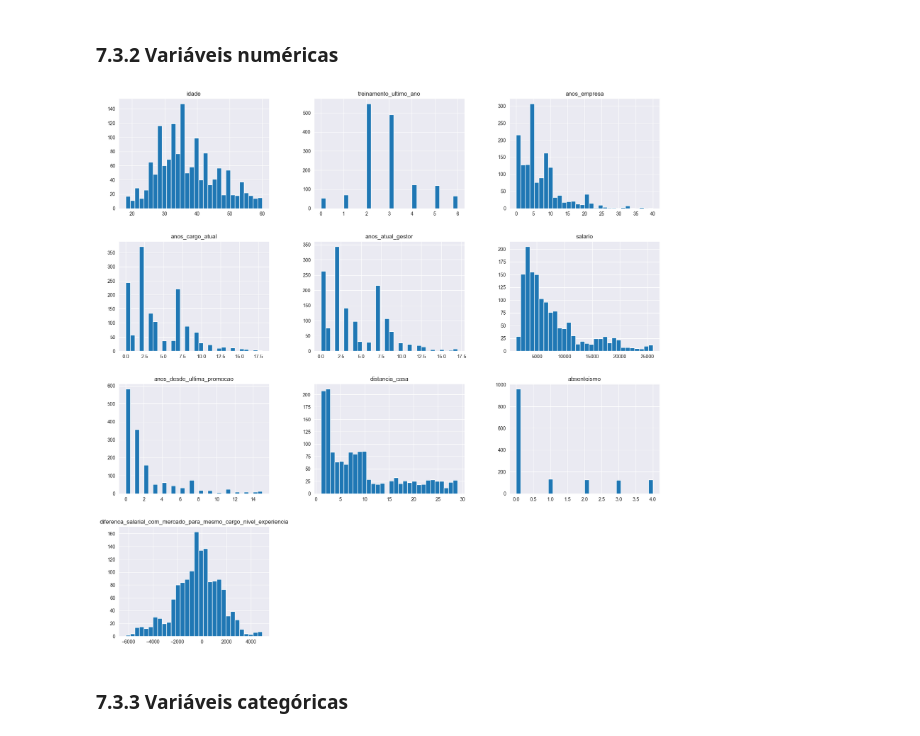
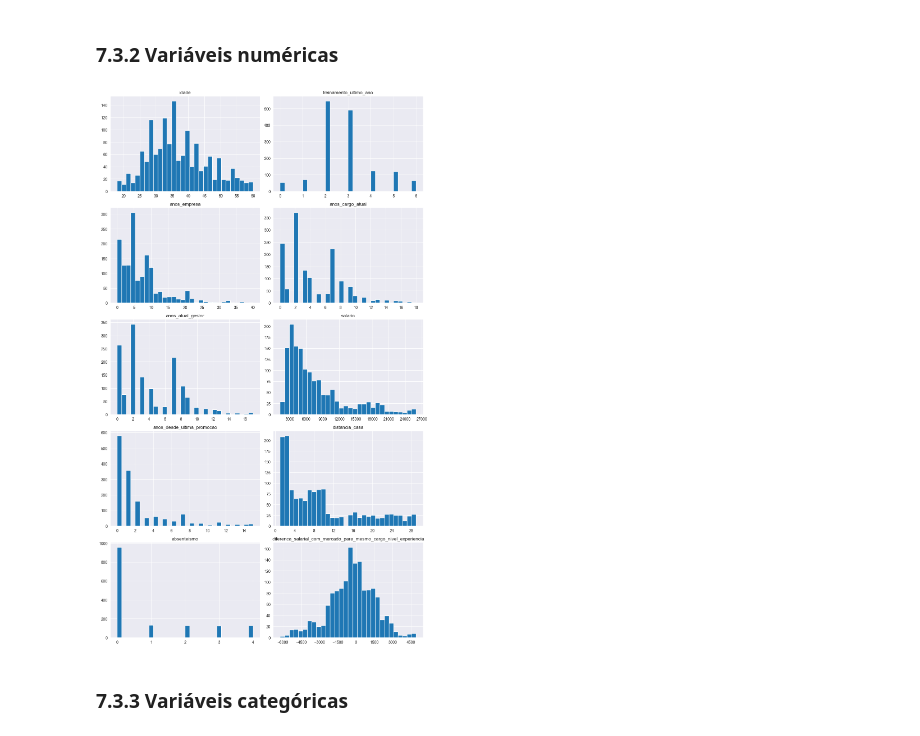
Before and after one commit to etson-rodrigues/people-analytics-ufsc-project, a Jupyter notebook: main.ipynb, the cells around one changed output. Saved outputs shown, nothing was run; the diff lists cells and outputs as text; code cells hidden in the pictures.

```diff
--- a/main.ipynb
+++ b/main.ipynb
@@ -954,10 +989,31 @@ Isso é equivalente a 91.77% do total de funcionários
 # %% [markdown]
 ### 7.3.2 Variáveis numéricas
 # %%
-# plots a histogram for all numerical attributes
-_ = num_attributes.hist(bins=30, figsize=(20,20))
+# Defina o número de colunas para o layout dos gráficos
+n_cols = 2
+
+# Calcule o número de linhas necessárias
+n_rows = math.ceil(num_attributes.shape[1] / n_cols)
+
+# Plota os histogramas e armazena os eixos dos gráficos na variável 'axes'
+axes = num_attributes.hist(bins=30, figsize=(12, n_rows * 4), layout=(n_rows, n_cols))
+
+# O .hist() retorna uma matriz de eixos (subplots), então usamos .flatten()
+# para transformar em uma lista e facilitar a iteração.
+axes = axes.flatten()
+
+# Itera sobre cada um dos eixos (gráficos) para ajustar o eixo X
+for ax in axes:
+    # Define o localizador principal do eixo X para usar apenas inteiros
+    ax.xaxis.set_major_locator(mticker.MaxNLocator(integer=True))
+
+# Ajusta o espaçamento para evitar sobreposição
+plt.tight_layout()
+
+# Exibe o gráfico
+plt.show()
 # %% [output]
-[figure, old version]
+[figure, new version]
 # %% [markdown]
 ### 7.3.3 Variáveis categóricas
 # %%
```
Also changed, not shown: parts of 16 cells of this notebook, 3 other files.
